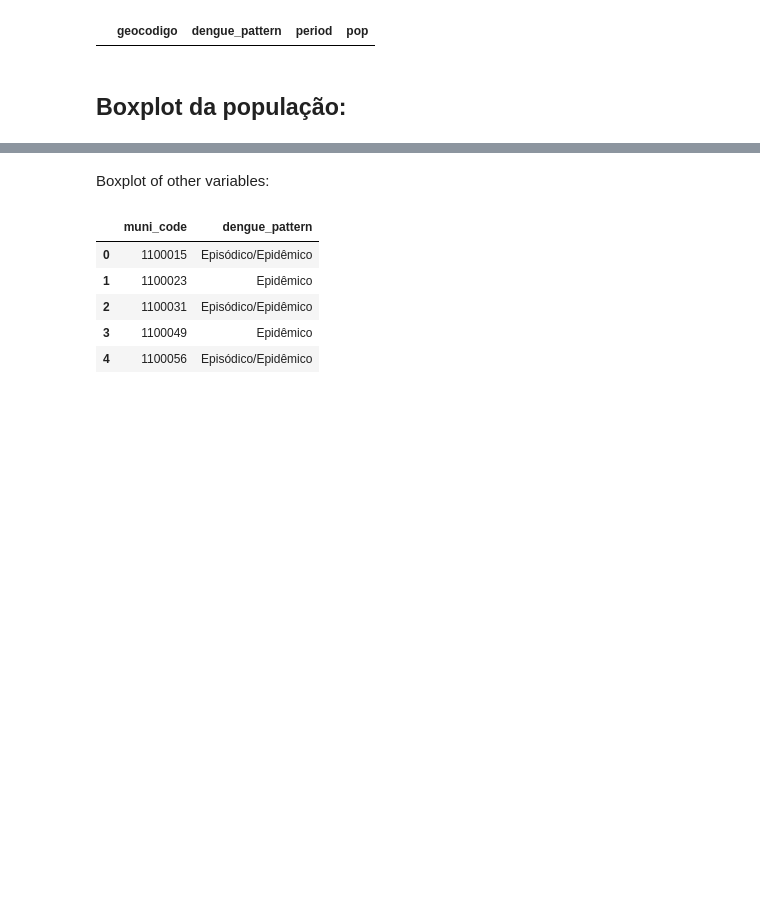
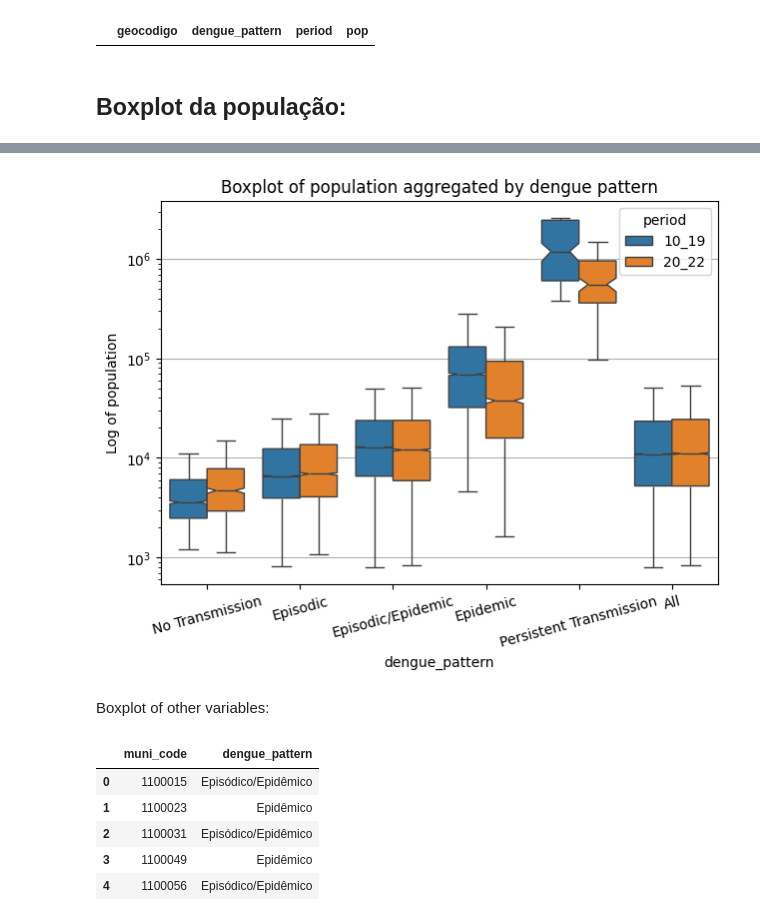
Before and after one commit to iasmimalmeida/Epidynamics, a Jupyter notebook: Phyton/make_boxplot.ipynb, the cells around one changed output, grey strips where cells are left out. Drawn from its saved outputs; the diff is of its cells as text; code cells hidden in the pictures; blank space fills up the shorter version.

Commit message:
Finalizacao dos boxplots e tabelas numericas para 20-22 e para o periodo de transicao

```diff
--- a/Phyton/make_boxplot.ipynb
+++ b/Phyton/make_boxplot.ipynb
@@ -363,3 +294,28 @@ plt.show()
+# %%
+fig, ax = plt.subplots()
+
+sns.boxplot(x='dengue_pattern', y='pop', data=df_pop, hue = 'period', showfliers = False, order = prof_order, ax=ax,notch = True)
+
+sns.boxplot(y='pop', data=df_pop, hue = 'period', showfliers = False, legend = False, ax=ax,notch = True)
+
+ax.set_ylabel('Log of population')
+
+ax.grid(True, axis='y')
+
+ax.set_title('Boxplot of population aggregated by dengue pattern')
+
+plt.tight_layout()
+plt.xticks(rotation=15)  # Rotate x labels if needed
+
+# Set the ticks for the x-axis (or y-axis if preferred)
+#plt.yticks(custom_ticks)
+ax.set_xticklabels(prof_order+ ['All'])
+plt.yscale('log')
+
+plt.savefig('../figures/boxplot_pop.png',  dpi = 300, bbox_inches = 'tight')
+plt.show()
+# %% [output]
+[figure, added]
 # %% [markdown]
 Boxplot of other variables:
 # %%
```
Also changed, not shown: parts of 12 cells of this notebook, 10 other files.
